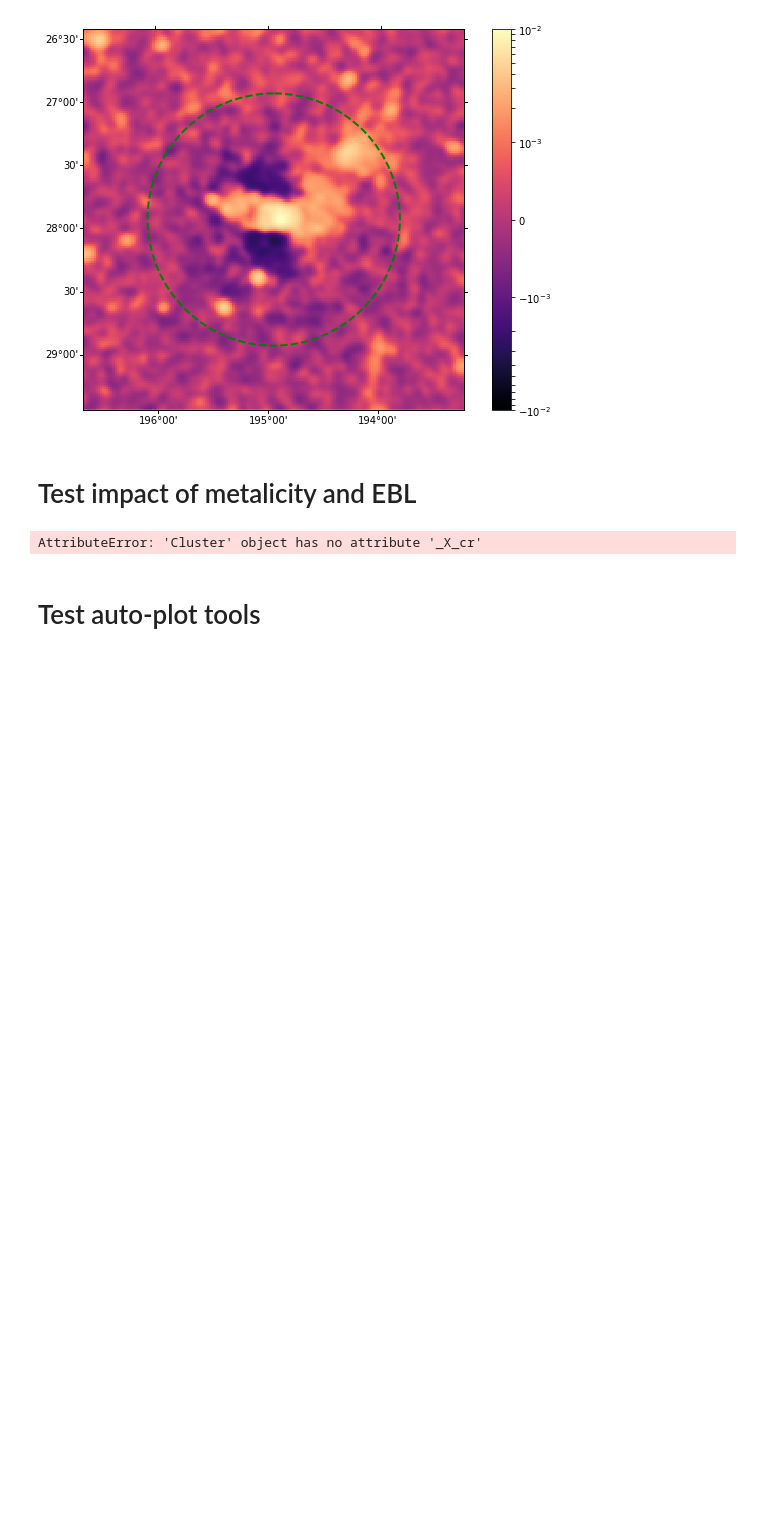
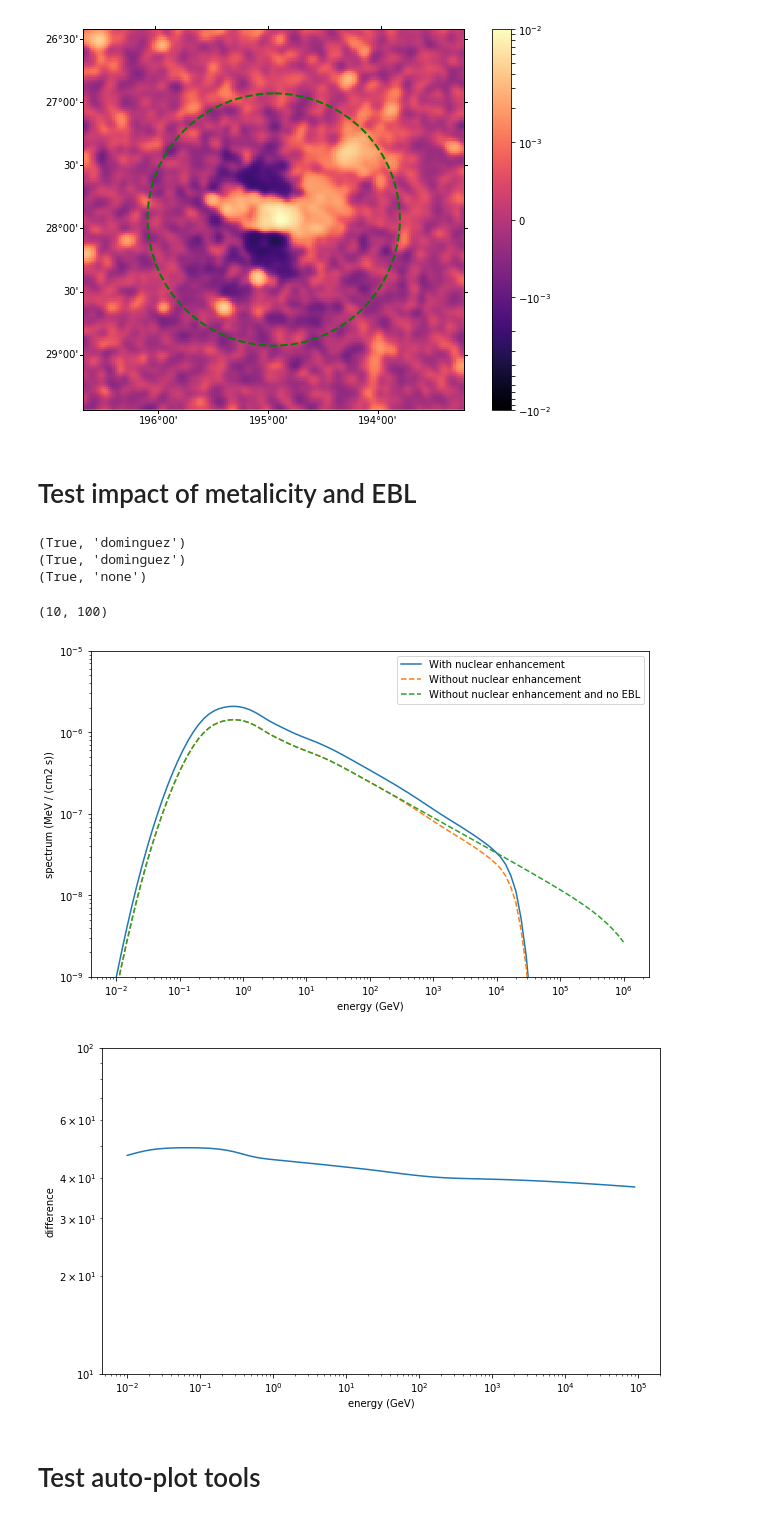
Before and after one commit to renlliang3/ClusterModel, a Jupyter notebook: notebook/model_developement.ipynb, the cells around one changed output. Drawn from its saved outputs; the diff is of its cells as text; code cells hidden in the pictures; blank space fills up the shorter version.

```diff
--- a/notebook/model_developement.ipynb
+++ b/notebook/model_developement.ipynb
@@ -209,37 +216,47 @@ Getting the coordinates
 # %%
 cluster = model.Cluster(silent=True)
 
-cluster.nuclear_enhancement = True
+cluster.abundance = 0.3
+cluster.helium_mass_fraction = 0.25
 e1, s1 = cluster.get_gamma_spectrum()
 print(cluster._nuclear_enhancement, cluster._EBL_model)
 
-cluster.nuclear_enhancement = False
+cluster.abundance = 0.0
+cluster.helium_mass_fraction = 0.0
 e2, s2 = cluster.get_gamma_spectrum()
 print(cluster._nuclear_enhancement, cluster._EBL_model)
 
-cluster.nuclear_enhancement = False
+cluster.abundance = 0.0
+cluster.helium_mass_fraction = 0.0
 cluster.EBL_model = 'none'
 e3, s3 = cluster.get_gamma_spectrum()
 print(cluster._nuclear_enhancement, cluster._EBL_model)
 
 spec1 = (e1**2*s1).to('MeV cm-2 s-1')
 spec2 = (e2**2*s2).to('MeV cm-2 s-1')
 spec3 = (e3**2*s3).to('MeV cm-2 s-1')
 
 fig = plt.figure(figsize=(10,6))
 plt.loglog(e1, spec1, label='With nuclear enhancement')
 plt.loglog(e2, spec2, '--', label='Without nuclear enhancement')
 plt.loglog(e3, spec3, '--', label='Without nuclear enhancement and no EBL')
 plt.ylabel('spectrum ('+str(spec1.unit)+')')
 plt.xlabel('energy (GeV)')
+plt.ylim(1e-9, 1e-5)
 plt.legend()
 
-fig = plt.figure(figsize=(10,6))
+fig = plt.figure(figsize=(10, 6))
 plt.loglog(e1, (spec1-spec2)/spec2*100)
 plt.ylabel('difference')
 plt.xlabel('energy (GeV)')
+plt.ylim(10, 100)
 # %% [output]
-AttributeError: 'Cluster' object has no attribute '_X_cr'
+(True, 'dominguez')
+(True, 'dominguez')
+(True, 'none')
+(10, 100)
+[figure, added]
+[figure, added]
 # %% [markdown]
 # Test auto-plot tools
 # %%
```
Also changed, not shown: parts of 6 cells of this notebook, 2 other files.
